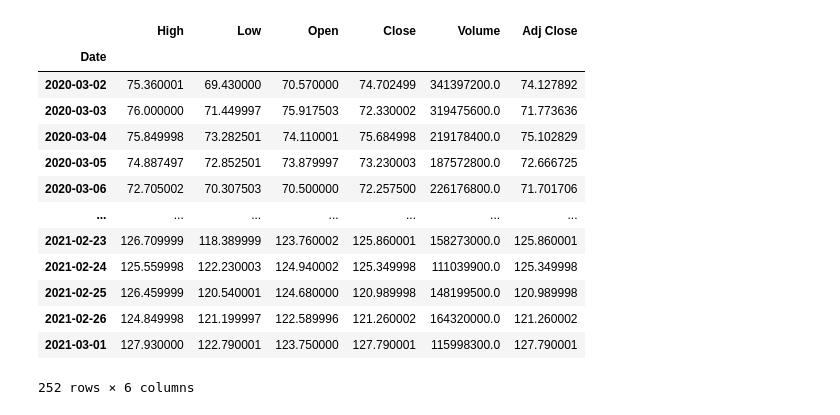
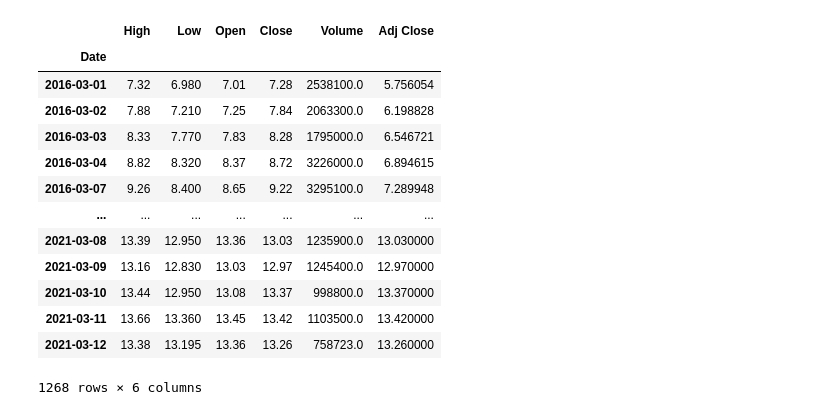
Before and after one commit to sergiocabrales/python, a Jupyter notebook: PricebyVolume.ipynb, the cells around one changed output. Cells and saved outputs as stored; diff of their text form; code cells hidden in the pictures.

```diff
--- a/PricebyVolume.ipynb
+++ b/PricebyVolume.ipynb
@@ -12,20 +12,20 @@ import datetime
 import matplotlib.pyplot as plt
 # %%
 # Get the stock quote
-df = web.DataReader('AAPL', data_source='yahoo',start='2020-03-01', end='2021-03-01')
+df = web.DataReader('EC', data_source='yahoo',start='2016-03-01', end='2021-03-12')
 df
 # %% [output]
 |  | High | Low | Open | Close | Volume | Adj Close |
 | Date |  |  |  |  |  |  |
-| 2020-03-02 | 75.360001 | 69.430000 | 70.570000 | 74.702499 | 341397200.0 | 74.127892 |
-| 2020-03-03 | 76.000000 | 71.449997 | 75.917503 | 72.330002 | 319475600.0 | 71.773636 |
-| 2020-03-04 | 75.849998 | 73.282501 | 74.110001 | 75.684998 | 219178400.0 | 75.102829 |
-| 2020-03-05 | 74.887497 | 72.852501 | 73.879997 | 73.230003 | 187572800.0 | 72.666725 |
-| 2020-03-06 | 72.705002 | 70.307503 | 70.500000 | 72.257500 | 226176800.0 | 71.701706 |
+| 2016-03-01 | 7.32 | 6.980 | 7.01 | 7.28 | 2538100.0 | 5.756054 |
+| 2016-03-02 | 7.88 | 7.210 | 7.25 | 7.84 | 2063300.0 | 6.198828 |
+| 2016-03-03 | 8.33 | 7.770 | 7.83 | 8.28 | 1795000.0 | 6.546721 |
+| 2016-03-04 | 8.82 | 8.320 | 8.37 | 8.72 | 3226000.0 | 6.894615 |
+| 2016-03-07 | 9.26 | 8.400 | 8.65 | 9.22 | 3295100.0 | 7.289948 |
 | ... | ... | ... | ... | ... | ... | ... |
-| 2021-02-23 | 126.709999 | 118.389999 | 123.760002 | 125.860001 | 158273000.0 | 125.860001 |
-| 2021-02-24 | 125.559998 | 122.230003 | 124.940002 | 125.349998 | 111039900.0 | 125.349998 |
-| 2021-02-25 | 126.459999 | 120.540001 | 124.680000 | 120.989998 | 148199500.0 | 120.989998 |
-| 2021-02-26 | 124.849998 | 121.199997 | 122.589996 | 121.260002 | 164320000.0 | 121.260002 |
-| 2021-03-01 | 127.930000 | 122.790001 | 123.750000 | 127.790001 | 115998300.0 | 127.790001 |
+| 2021-03-08 | 13.39 | 12.950 | 13.36 | 13.03 | 1235900.0 | 13.030000 |
+| 2021-03-09 | 13.16 | 12.830 | 13.03 | 12.97 | 1245400.0 | 12.970000 |
+| 2021-03-10 | 13.44 | 12.950 | 13.08 | 13.37 | 998800.0 | 13.370000 |
+| 2021-03-11 | 13.66 | 13.360 | 13.45 | 13.42 | 1103500.0 | 13.420000 |
+| 2021-03-12 | 13.38 | 13.195 | 13.36 | 13.26 | 758723.0 | 13.260000 |
-252 rows × 6 columns
+1268 rows × 6 columns
```
Also changed, not shown: parts of 4 cells of this notebook.
